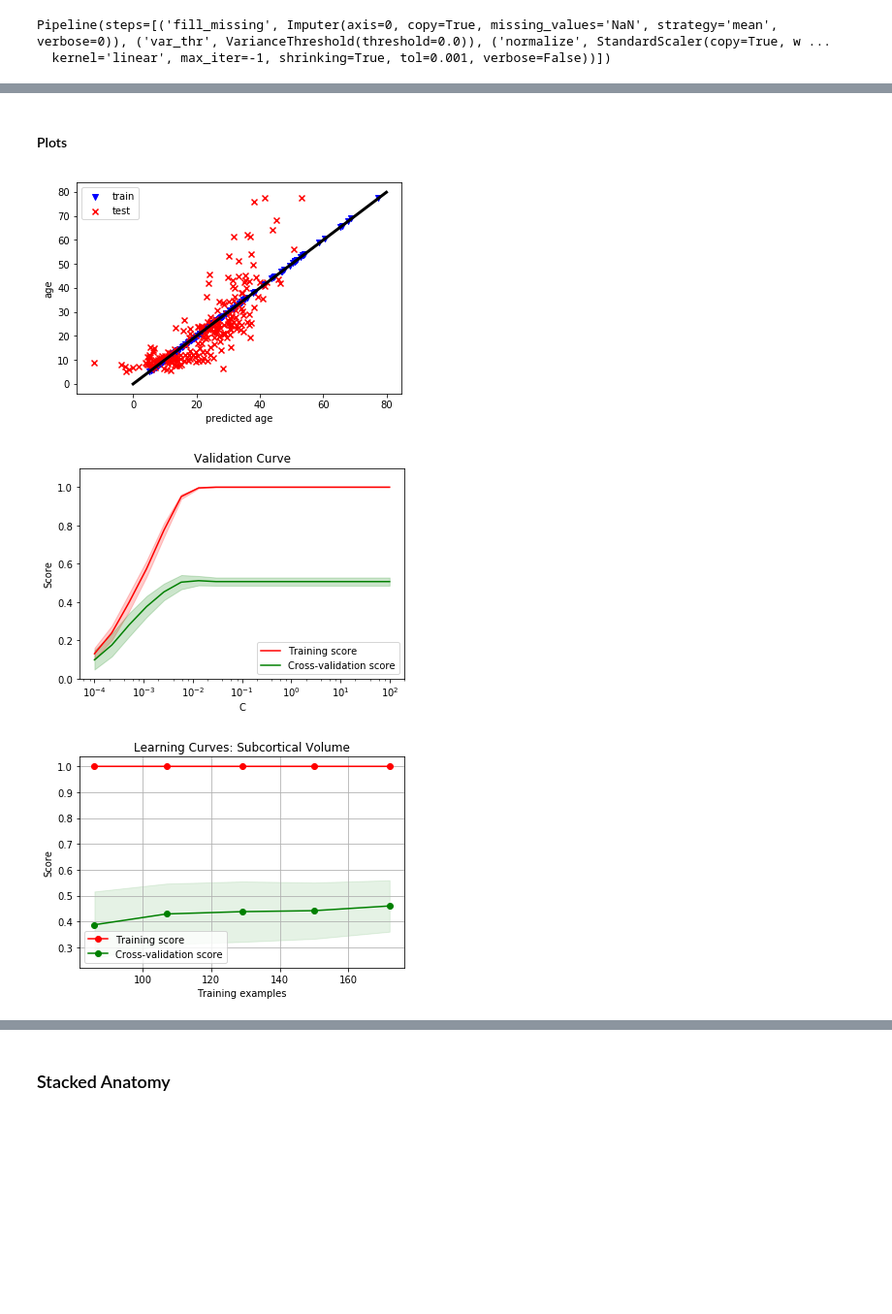
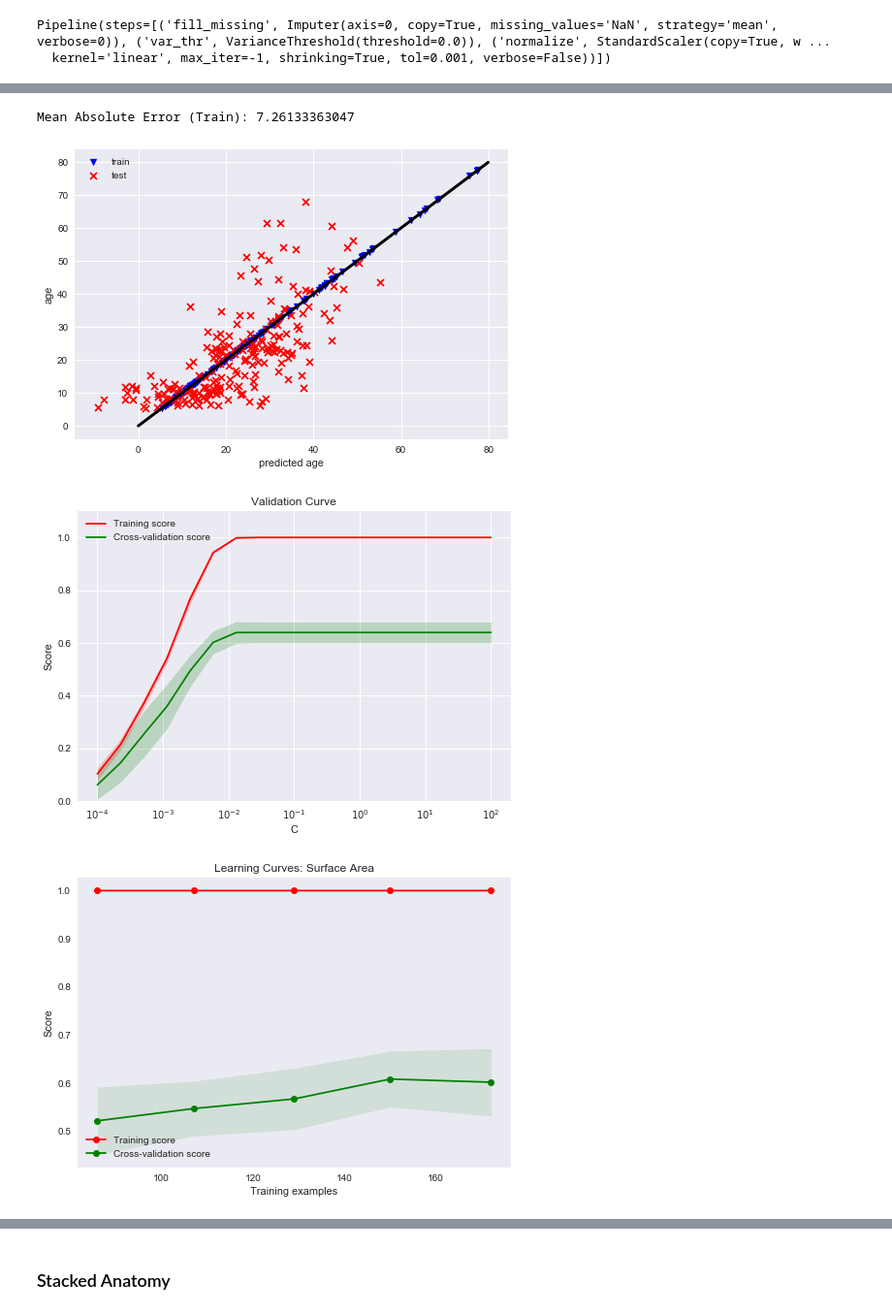
Before and after one commit to niniko1997/NNDSP, a Jupyter notebook: anal/analysis_notebooks/machine_learning.ipynb, the cells around one changed output, grey strips where cells are left out. Shown at 97% size. Cells and saved outputs as stored; diff of their text form; code cells hidden in the pictures; blank space fills up the shorter version.

```diff
--- a/anal/analysis_notebooks/machine_learning.ipynb
+++ b/anal/analysis_notebooks/machine_learning.ipynb
@@ -488,2 +207,3 @@ learning_curve_fct(X_train_sv, y_train_sv, 'Subcortical Volume', pipe_sv)
 # %%
 df_data_ca = get_source_data('area', features, df_target)
+df_data_ca = df_data_ca.sort_values(by='MASKID')
@@ -493,10 +211,10 @@ df_data_ca = get_source_data('area', features, df_target)
 # Train Test Split
 
 #split test and train data into equal parts
-X_train_ca, X_test_ca, y_train_ca, y_test_ca, pipe_ca = train_test_pipeline(df_data_ca.iloc[:, :5124], df_data_ca.iloc[:,5125], test_size = 0.5, random_state=666)
+X_train_ca, X_test_ca, y_train_ca, y_test_ca, pipe_ca = train_test_pipeline(df_data_ca.iloc[:, :5124], df_data_ca.iloc[:,5126], test_size = 0.5, random_state=666, model='yes', model_train=X_train_ct, model_test=X_test_ct)
 
 # fit model
-pipe_ca.fit(X=X_train_ca, y=y_train_ca)
+pipe_ca.fit(X=X_train_ca, y=y_train_ca.as_matrix().ravel())
 # %% [output]
 Pipeline(steps=[('fill_missing', Imputer(axis=0, copy=True, missing_values='NaN', strategy='mean', verbose=0)), ('var_thr', VarianceThreshold(threshold=0.0)), ('normalize', StandardScaler(copy=True, w ...
   kernel='linear', max_iter=-1, shrinking=True, tol=0.001, verbose=False))])
@@ -522,18 +234,15 @@ R^2 Score (Test): 0.619951062739
 # %%
 from sklearn.cross_validation import cross_val_predict
-
-y_predicted_ca_cv = cross_val_predict(pipe_ca, X_train_ca, y_train_ca)
+# cross validation prediction
+y_predicted_ca_cv = cross_val_predict(pipe_ca, X_train_ca, y_train_ca.as_matrix().ravel())
+print("Mean Absolute Error (Train):", mean_absolute_error(y_train_ca, y_predicted_ca_cv))
+# %% [output]
+Mean Absolute Error (Train): 7.26133363047
-# %% [markdown]
-#### Plots
-# %%
-plot_pred(y_predicted_train_ca, y_train_ca, y_predicted_test_ca, y_test_ca)
-# %% [output]
-[figure, removed]
-# %%
-plot_validation_curve(pipe_ca, X_train_ca, y_train_ca)
-# %% [output]
-[figure, removed]
-# %%
-learning_curve_fct(X_train_ca, y_train_ca, 'Subcortical Volume', pipe_ca)
-# %% [output]
-[figure, removed]
+# %%
+plot_pred(y_predicted_train_ca, y_train_ca, y_predicted_test_ca, y_test_ca)
+plot_validation_curve(pipe_ca, X_train_ca, y_train_ca.as_matrix().ravel())
+learning_curve_fct(X_train_ca, y_train_ca.as_matrix().ravel(), 'Surface Area', pipe_ca)
+# %% [output]
+[figure, added]
+[figure, added]
+[figure, added]
```
Also changed, not shown: parts of 242 cells of this notebook, 15 other files.
